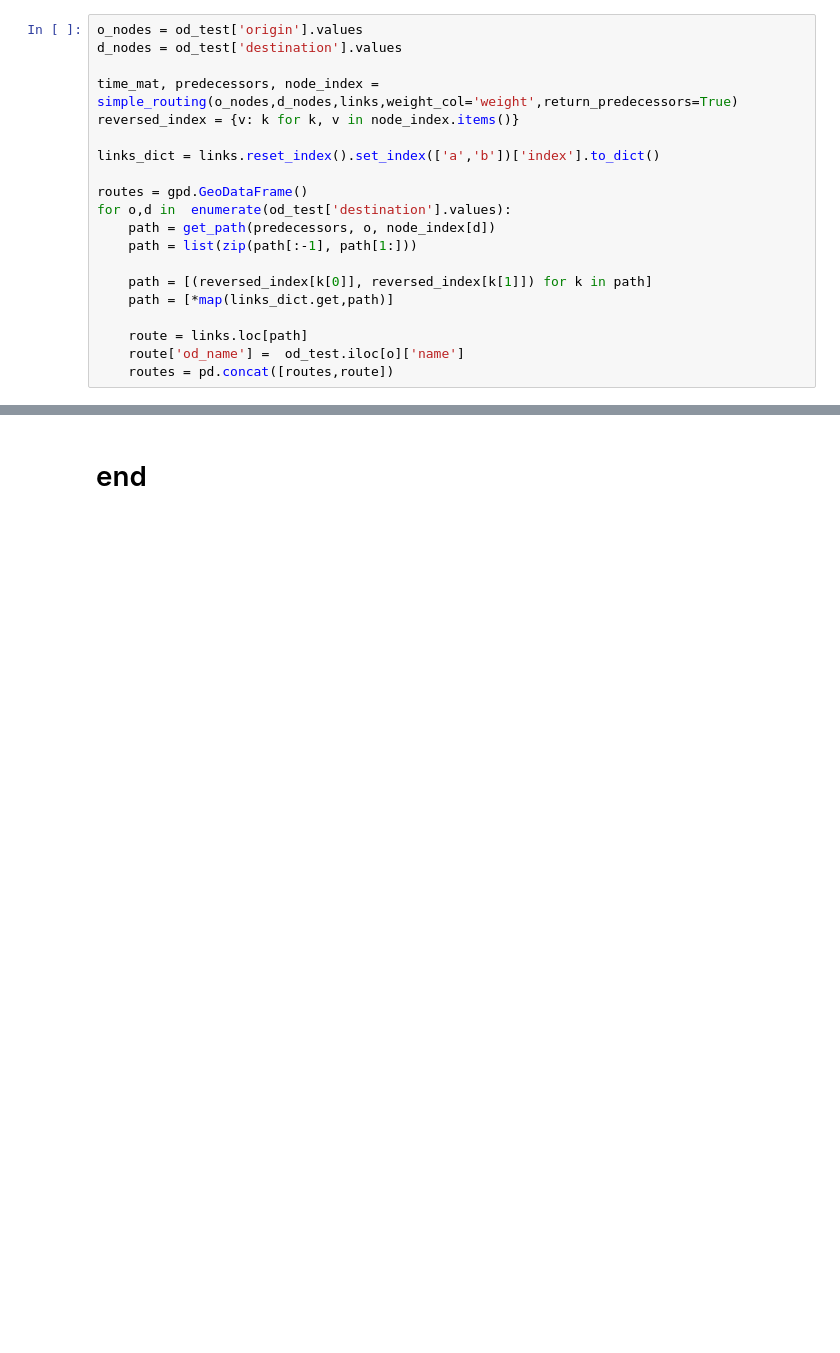
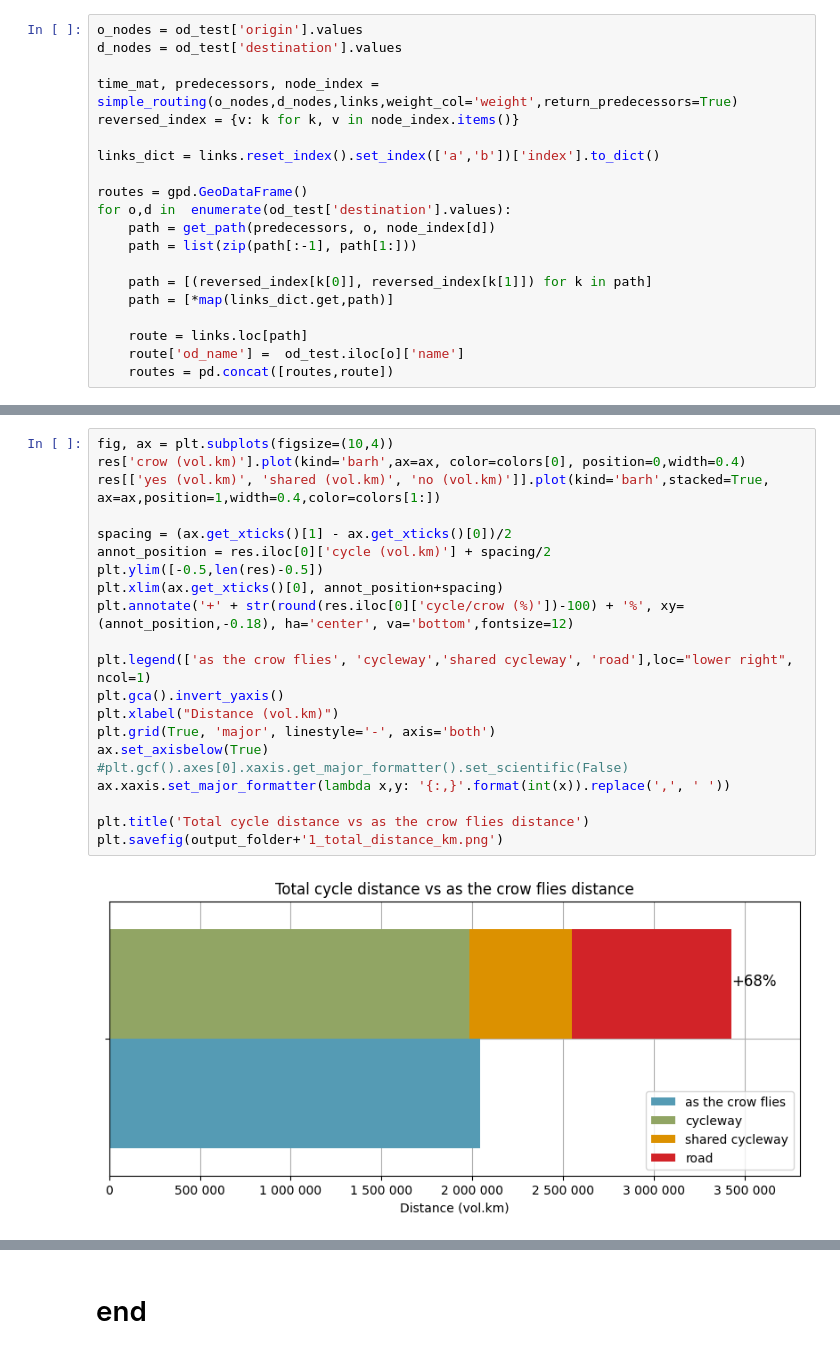
Before and after one commit to systragroup/quetzal_cyclops, a Jupyter notebook: notebooks/2_model/cyclops_model.ipynb, the cells around one changed output, grey strips where cells are left out. Drawn from its saved outputs; the diff is of its cells as text; blank space fills up the shorter version.

```diff
--- a/notebooks/2_model/cyclops_model.ipynb
+++ b/notebooks/2_model/cyclops_model.ipynb
@@ -580,0 +621,23 @@ plt.savefig(output_folder+'od_ratio_cycle_crow.png')
+# %%
+fig, ax = plt.subplots(figsize=(10,4))
+res['crow (vol.km)'].plot(kind='barh',ax=ax, color=colors[0], position=0,width=0.4)
+res[['yes (vol.km)', 'shared (vol.km)', 'no (vol.km)']].plot(kind='barh',stacked=True, ax=ax,position=1,width=0.4,color=colors[1:])
+
+spacing = (ax.get_xticks()[1] - ax.get_xticks()[0])/2
+annot_position = res.iloc[0]['cycle (vol.km)'] + spacing/2
+plt.ylim([-0.5,len(res)-0.5])
+plt.xlim(ax.get_xticks()[0], annot_position+spacing)
+plt.annotate('+' + str(round(res.iloc[0]['cycle/crow (%)'])-100) + '%', xy=(annot_position,-0.18), ha='center', va='bottom',fontsize=12)
+
+plt.legend(['as the crow flies', 'cycleway','shared cycleway', 'road'],loc="lower right", ncol=1)
+plt.gca().invert_yaxis()
+plt.xlabel("Distance (vol.km)")
+plt.grid(True, 'major', linestyle='-', axis='both')
+ax.set_axisbelow(True)
+#plt.gcf().axes[0].xaxis.get_major_formatter().set_scientific(False)
+ax.xaxis.set_major_formatter(lambda x,y: '{:,}'.format(int(x)).replace(',', ' '))
+
+plt.title('Total cycle distance vs as the crow flies distance')
+plt.savefig(output_folder+'1_total_distance_km.png')
+# %% [output]
+[figure, added]
```
Also changed, not shown: parts of 72 cells of this notebook, 1 other file.
